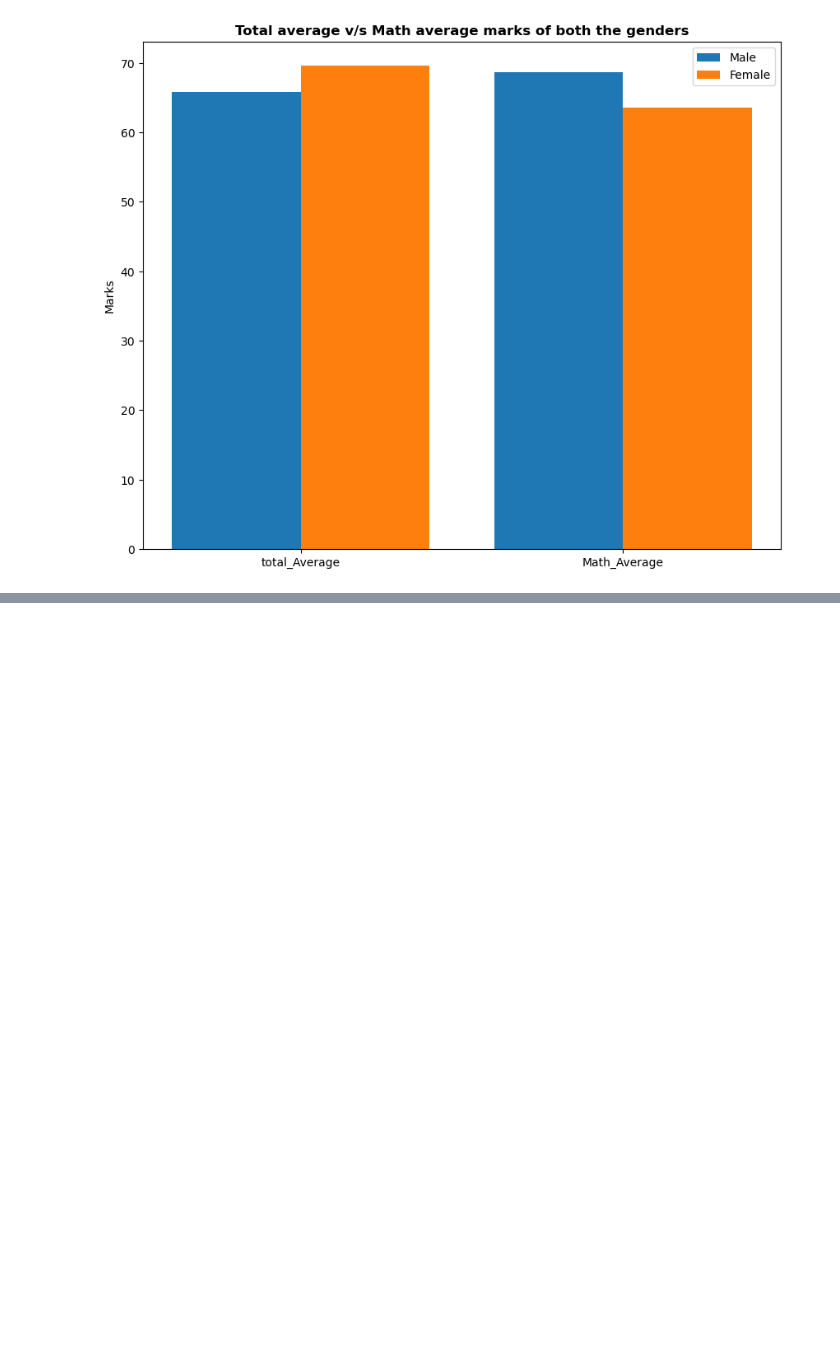
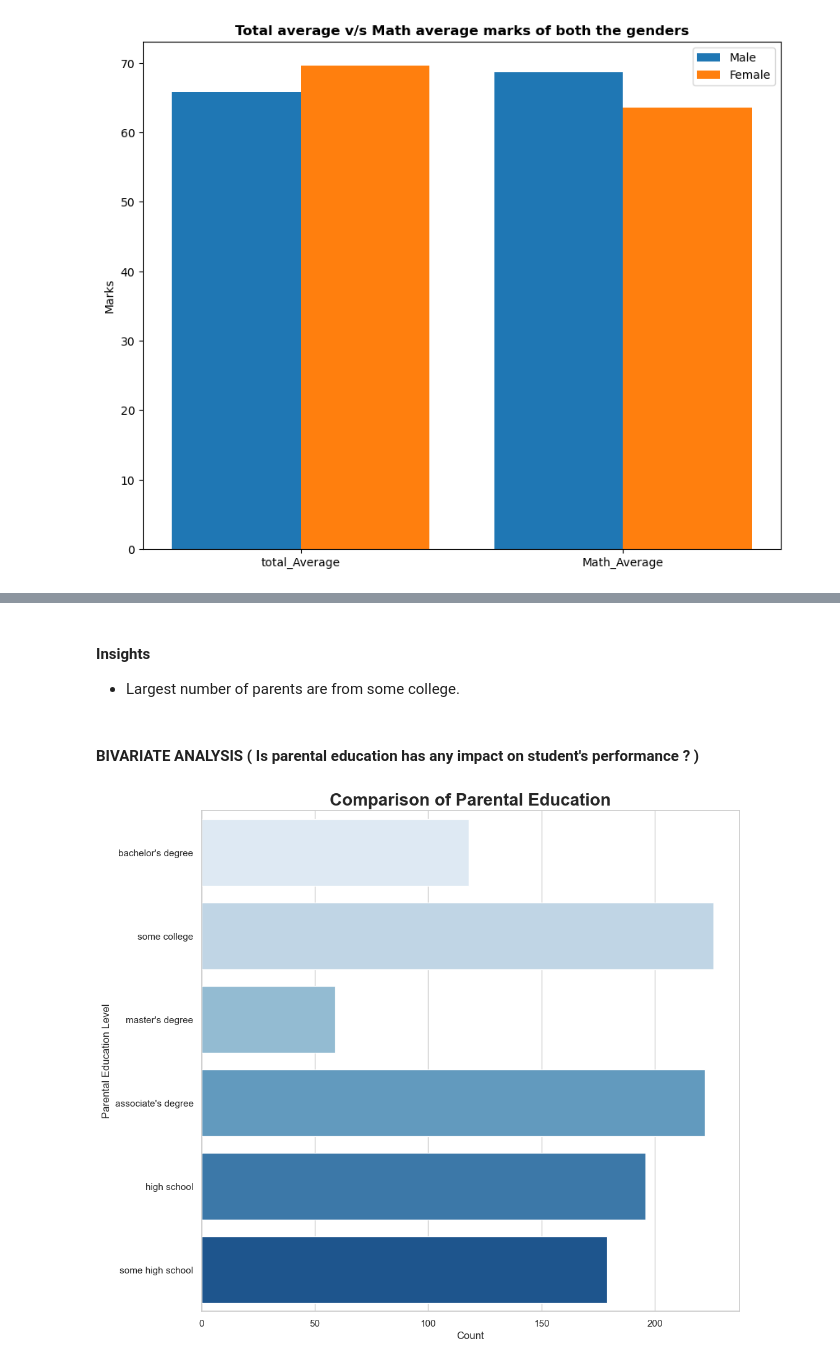
Before and after one commit to MustafaAkolawala/Performance-evaluation-system, a Jupyter notebook: notebooks/student_performance.ipynb, the cells around one changed output, grey strips where cells are left out. Saved outputs shown, nothing was run; the diff lists cells and outputs as text; code cells hidden in the pictures; blank space fills up the shorter version.

```diff
--- a/notebooks/student_performance.ipynb
+++ b/notebooks/student_performance.ipynb
@@ -293,0 +367,17 @@ plt.show()
+# %% [markdown]
+#### Insights
+- Largest number of parents are from some college.
+# %% [markdown]
+#### BIVARIATE ANALYSIS ( Is parental education has any impact on student's performance ? )
+# %%
+plt.rcParams['figure.figsize'] = (10, 10)
+sns.set(style="whitegrid")
+
+sns.countplot(data=df, y='parental_level_of_education', palette='Blues')
+plt.title('Comparison of Parental Education', fontweight='bold', fontsize=20)
+plt.xlabel('Count')
+plt.ylabel('Parental Education Level')
+
+plt.show()
+# %% [output]
+[figure, added]
```
Also changed, not shown: parts of 28 cells of this notebook, 4 other files.
